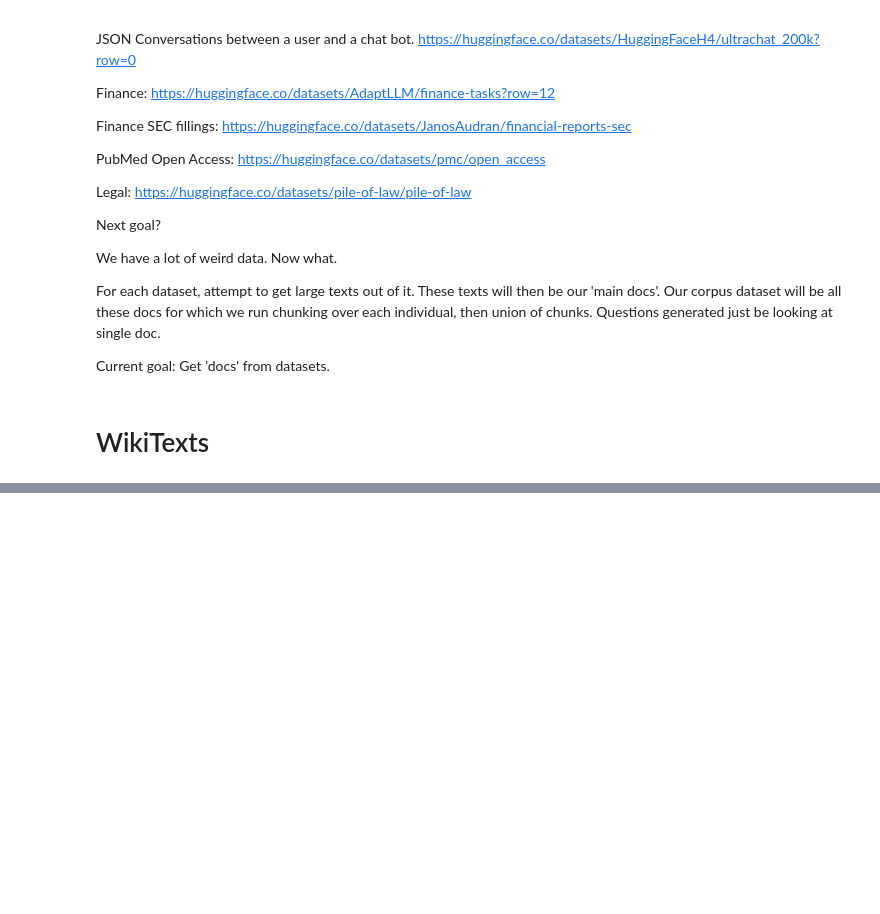
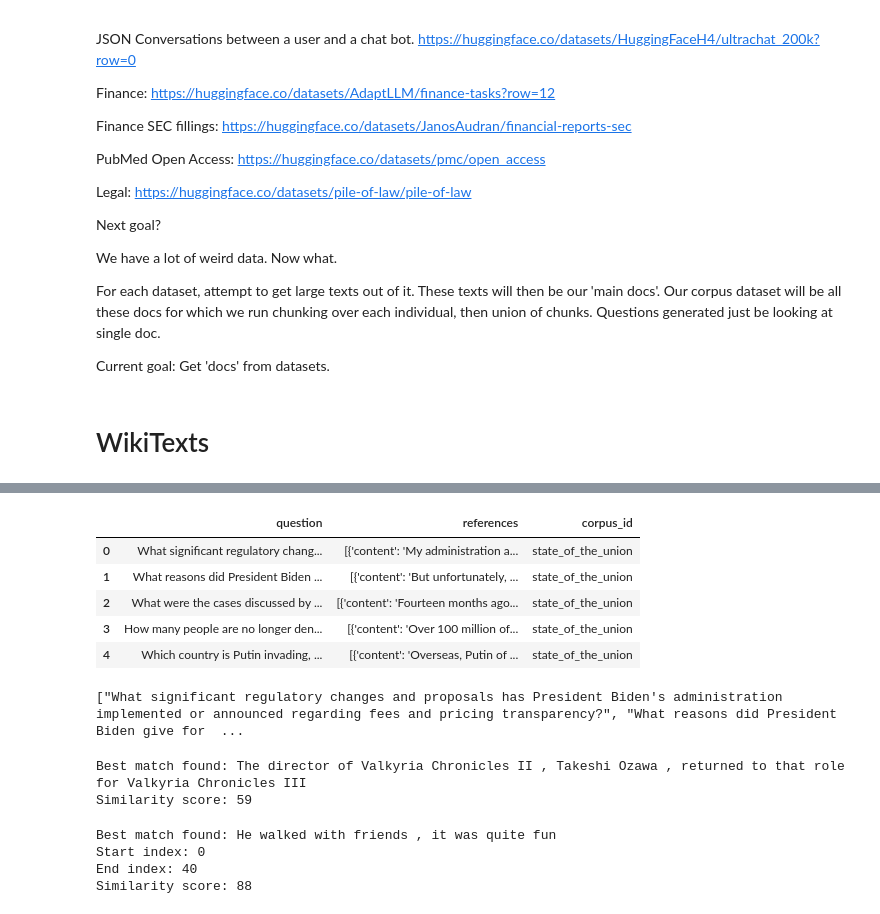
Before and after one commit to brandonstarxel/semantic-chunker, a Jupyter notebook: notebooks/larger_dataset.ipynb, the cells around one changed output, grey strips where cells are left out. Saved outputs shown, nothing was run; the diff lists cells and outputs as text; code cells hidden in the pictures; blank space fills up the shorter version.

Commit message:
Added pipeline for filtering questions

```diff
--- a/notebooks/larger_dataset.ipynb
+++ b/notebooks/larger_dataset.ipynb
@@ -80,0 +179,78 @@ print(total_doc[:100])
+# %%
+# Read the DataFrame
+df = pd.read_csv('../data/questions_df.csv')
+
+# Print the DataFrame
+df.head()
+
+# Define the corpus_id variable
+# %% [output]
+|  | question | references | corpus_id |
+| 0 | What significant regulatory chang... | [{'content': 'My administration a... | state_of_the_union |
+| 1 | What reasons did President Biden ... | [{'content': 'But unfortunately, ... | state_of_the_union |
+| 2 | What were the cases discussed by ... | [{'content': 'Fourteen months ago... | state_of_the_union |
+| 3 | How many people are no longer den... | [{'content': 'Over 100 million of... | state_of_the_union |
+| 4 | Which country is Putin invading, ... | [{'content': 'Overseas, Putin of ... | state_of_the_union |
+# %%
+corpus_id = 'state_of_the_union'
+
+# Get all questions where corpus_id equals corpus_id_var as a string
+questions = df[df['corpus_id'] == corpus_id]['question'].tolist()
+print(questions)
+# %% [output]
+["What significant regulatory changes and proposals has President Biden's administration implemented or announced regarding fees and pricing transparency?", "What reasons did President Biden give for  ...
+# %%
+from fuzzywuzzy import fuzz
+from fuzzywuzzy import process
+
+# Suppose this is your messy text with inconsistent punctuation
+with open('../data/wikitexts.md', 'r') as file:
+    text = file.read()
+
+# Sentence you want to search for
+query = 'Valkyria Chronicles III was developed for PlayStation Portable: this was due to the team wanting to refine the mechanics created for Valkyria Chronicles II.'
+
+# Split the text into sentences
+sentences = text.split('. ')
+
+# Find the sentence that matches the query best
+best_match = process.extractOne(query, sentences, scorer=fuzz.token_sort_ratio)
+
+print("Best match found:", best_match[0])
+print("Similarity score:", best_match[1])
+# %% [output]
+Best match found: The director of Valkyria Chronicles II , Takeshi Ozawa , returned to that role for Valkyria Chronicles III
+Similarity score: 59
+# %%
+from fuzzywuzzy import fuzz
+from fuzzywuzzy import process
+
+# Your messy text
+text = "He walked with friends , it was quite fun. They enjoyed a lot. What a day!"
+
+# An incomplete or partial query sentence
+query = "walked with friends quite"
+
+# Split the text into sentences
+sentences = text.split('. ')
+
+# Use a more suitable scorer for incomplete sentences
+best_match = process.extractOne(query, sentences, scorer=fuzz.partial_ratio)
+
+# If a match is found, locate it in the original text
+if best_match:
+    match_text = best_match[0]
+    start_index = text.find(match_text)
+    end_index = start_index + len(match_text) - 1  # Subtract 1 because index is zero-based
+
+    print("Best match found:", match_text)
+    print("Start index:", start_index)
+    print("End index:", end_index)
+    print("Similarity score:", best_match[1])
+else:
+    print("No match found")
+# %% [output]
+Best match found: He walked with friends , it was quite fun
+Start index: 0
+End index: 40
+Similarity score: 88
```
Also changed, not shown: parts of 14 cells of this notebook, 8 other files.
